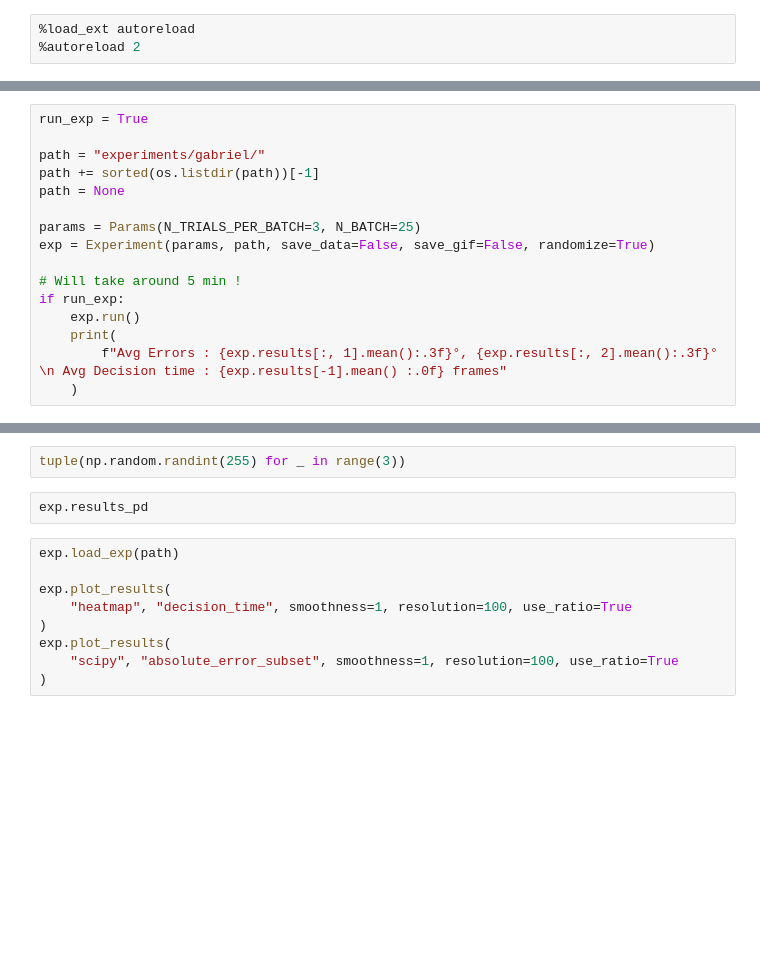
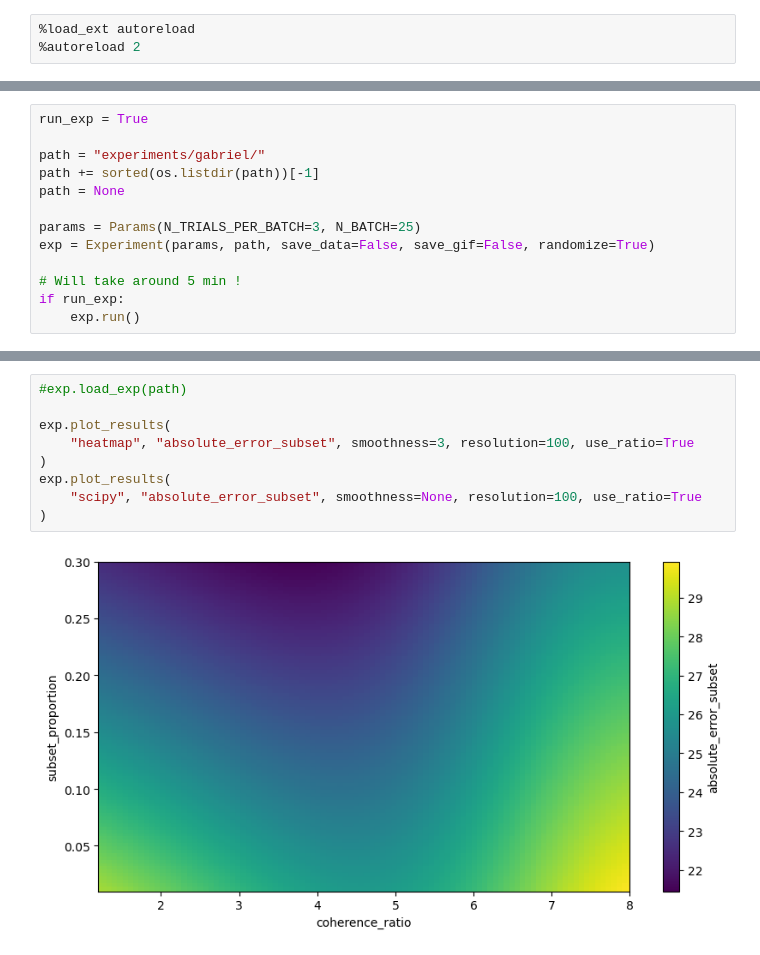
Before and after one commit to GabrielBena/pygame_rdk, a Jupyter notebook: experiment.ipynb, the cells around one changed output, grey strips where cells are left out. Cells and saved outputs as stored; diff of their text form; blank space fills up the shorter version.

Commit message:
random exp

```diff
--- a/experiment.ipynb
+++ b/experiment.ipynb
@@ -30,6 +27,3 @@ exp = Experiment(params, path, save_data=False, save_gif=False, randomize=True)
 # Will take around 5 min !
 if run_exp:
     exp.run()
-    print(
-        f"Avg Errors : {exp.results[:, 1].mean():.3f}°, {exp.results[:, 2].mean():.3f}° \n Avg Decision time : {exp.results[-1].mean() :.0f} frames"
-    )
@@ -38,13 +44,11 @@ exp.results_pd
-# %%
-tuple(np.random.randint(255) for _ in range(3))
-# %%
-exp.results_pd
 # %%
-exp.load_exp(path)
+#exp.load_exp(path)
 
 exp.plot_results(
-    "heatmap", "decision_time", smoothness=1, resolution=100, use_ratio=True
+    "heatmap", "absolute_error_subset", smoothness=3, resolution=100, use_ratio=True
 )
 exp.plot_results(
-    "scipy", "absolute_error_subset", smoothness=1, resolution=100, use_ratio=True
+    "scipy", "absolute_error_subset", smoothness=None, resolution=100, use_ratio=True
 )
+# %% [output]
+[figure, added]
```
Also changed, not shown: parts of 5 cells of this notebook, 2 other files.
